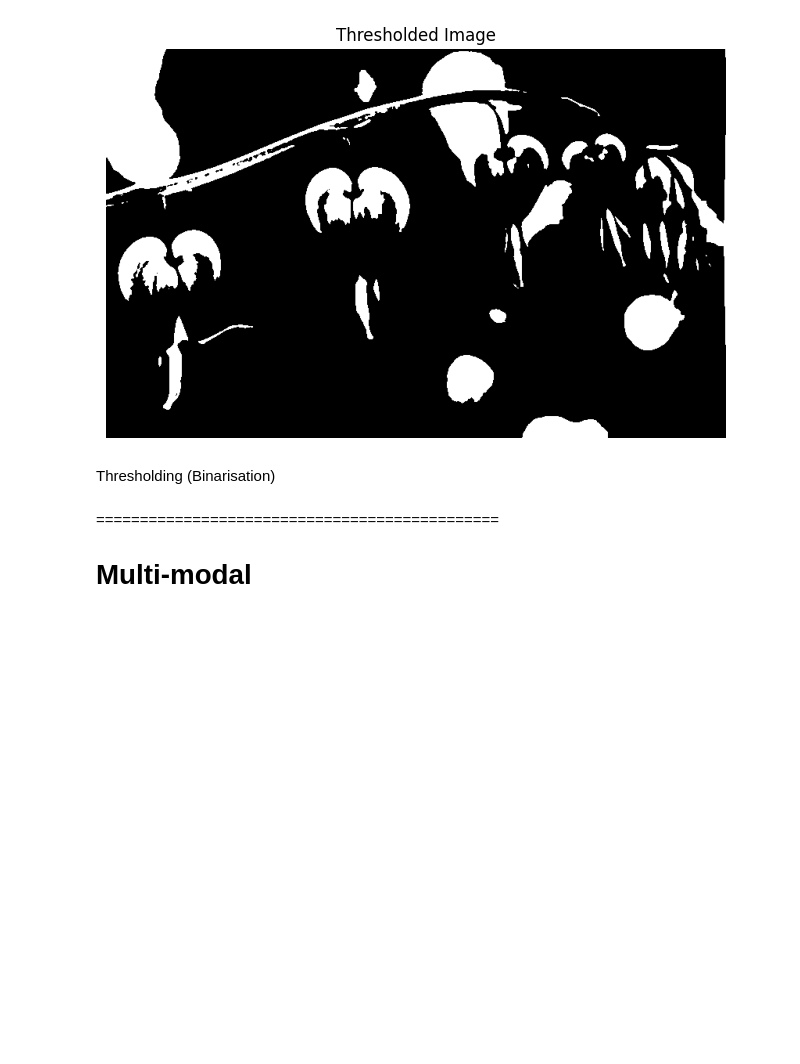
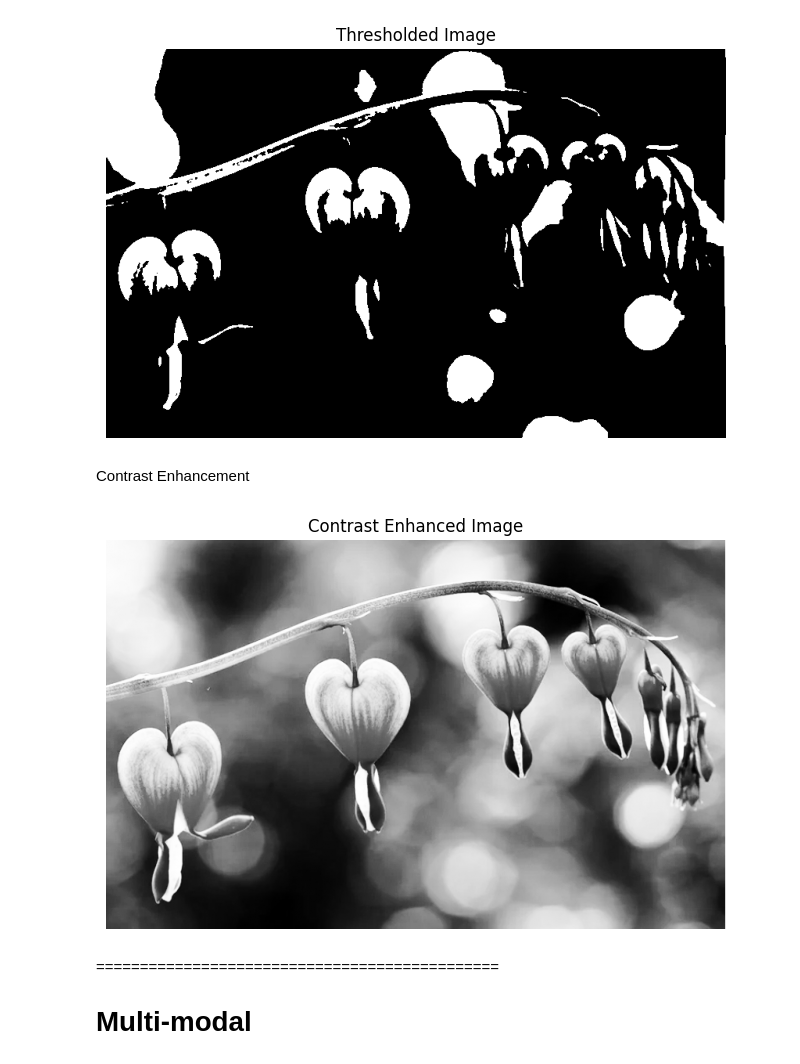
Before and after one commit to YuliiaRysinska/atu-bdaai-classroom-ai-vision-nlp-2026-ca2-assignment-AI-CA2-2026, a Jupyter notebook: CA2_Template.ipynb, the cells around one changed output. Saved outputs shown, nothing was run; the diff lists cells and outputs as text; code cells hidden in the pictures; blank space fills up the shorter version.

Commit message:
Improve image contrast using histogram equalization

```diff
--- a/CA2_Template.ipynb
+++ b/CA2_Template.ipynb
@@ -333,8 +335,20 @@ plt.axis("off")
 plt.show()
 # %% [output]
 [figure]
-# %% [markdown]
-Thresholding (Binarisation)
+# %% [markdown]
+Contrast Enhancement
+# %%
+# Improve image contrast using histogram equalization
+contrast = cv2.equalizeHist(gray)
+
+# Display enhanced image
+plt.figure(figsize=(8,6))
+plt.imshow(contrast, cmap="gray")
+plt.title("Contrast Enhanced Image")
+plt.axis("off")
+plt.show()
+# %% [output]
+[figure, added]
 # %% [markdown]
 ==============================================
 # Multi-modal
```
Also changed, not shown: parts of 1 cell of this notebook.
